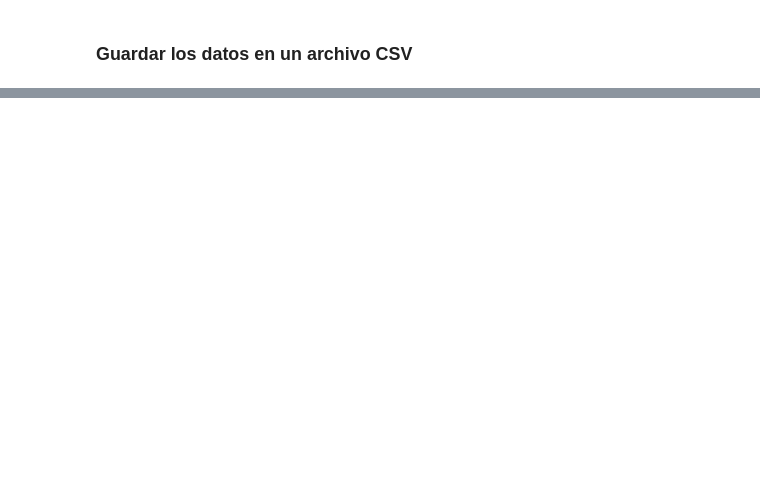
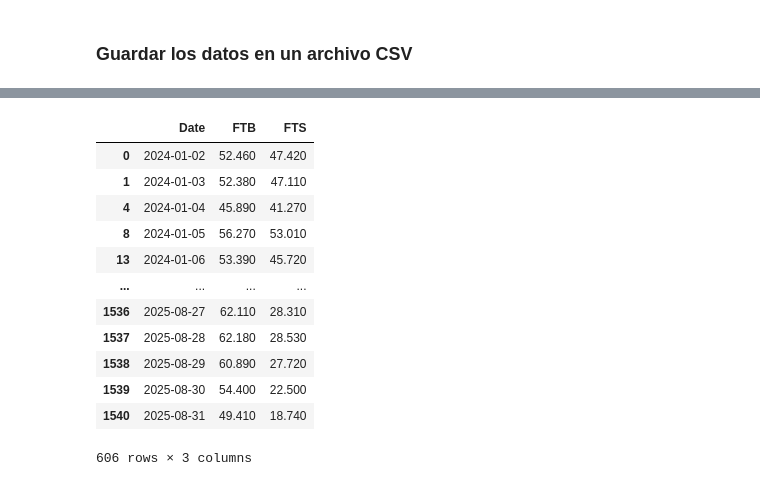
Before and after one commit to JaimeNavs9/proyecto_prediccion_MD, a Jupyter notebook: preparacion_datos.ipynb, the cells around one changed output, grey strips where cells are left out. Drawn from its saved outputs; the diff is of its cells as text; code cells hidden in the pictures; blank space fills up the shorter version.

```diff
--- a/preparacion_datos.ipynb
+++ b/preparacion_datos.ipynb
@@ -199,0 +289,23 @@ df_final.to_csv('data_training/esios_data_modelo_dl.csv', index=False)
+# %%
+# Eliminamos los datos en los que solo hay un día de diferencia entre la fecha y la extracción
+df_omip = df_omip[df_omip['Date'] != df_omip['Dia_extraccion'] + pd.Timedelta(days=1)].copy()
+df_omip['Date'] = df_omip['Date'].dt.strftime('%Y-%m-%d')
+
+# Agrupamos por Date y nos quedamos con el Dia_extraccion más reciente
+df_omip = df_omip.sort_values(by=['Dia_extraccion'])
+df_omip = df_omip.drop_duplicates(subset=['Date'], keep='last').drop(columns=['Dia_extraccion'])
+df_omip
+# %% [output]
+|  | Date | FTB | FTS |
+| 0 | 2024-01-02 | 52.460 | 47.420 |
+| 1 | 2024-01-03 | 52.380 | 47.110 |
+| 4 | 2024-01-04 | 45.890 | 41.270 |
+| 8 | 2024-01-05 | 56.270 | 53.010 |
+| 13 | 2024-01-06 | 53.390 | 45.720 |
+| ... | ... | ... | ... |
+| 1536 | 2025-08-27 | 62.110 | 28.310 |
+| 1537 | 2025-08-28 | 62.180 | 28.530 |
+| 1538 | 2025-08-29 | 60.890 | 27.720 |
+| 1539 | 2025-08-30 | 54.400 | 22.500 |
+| 1540 | 2025-08-31 | 49.410 | 18.740 |
+606 rows × 3 columns
```
Also changed, not shown: parts of 16 cells of this notebook, 4 other files.
